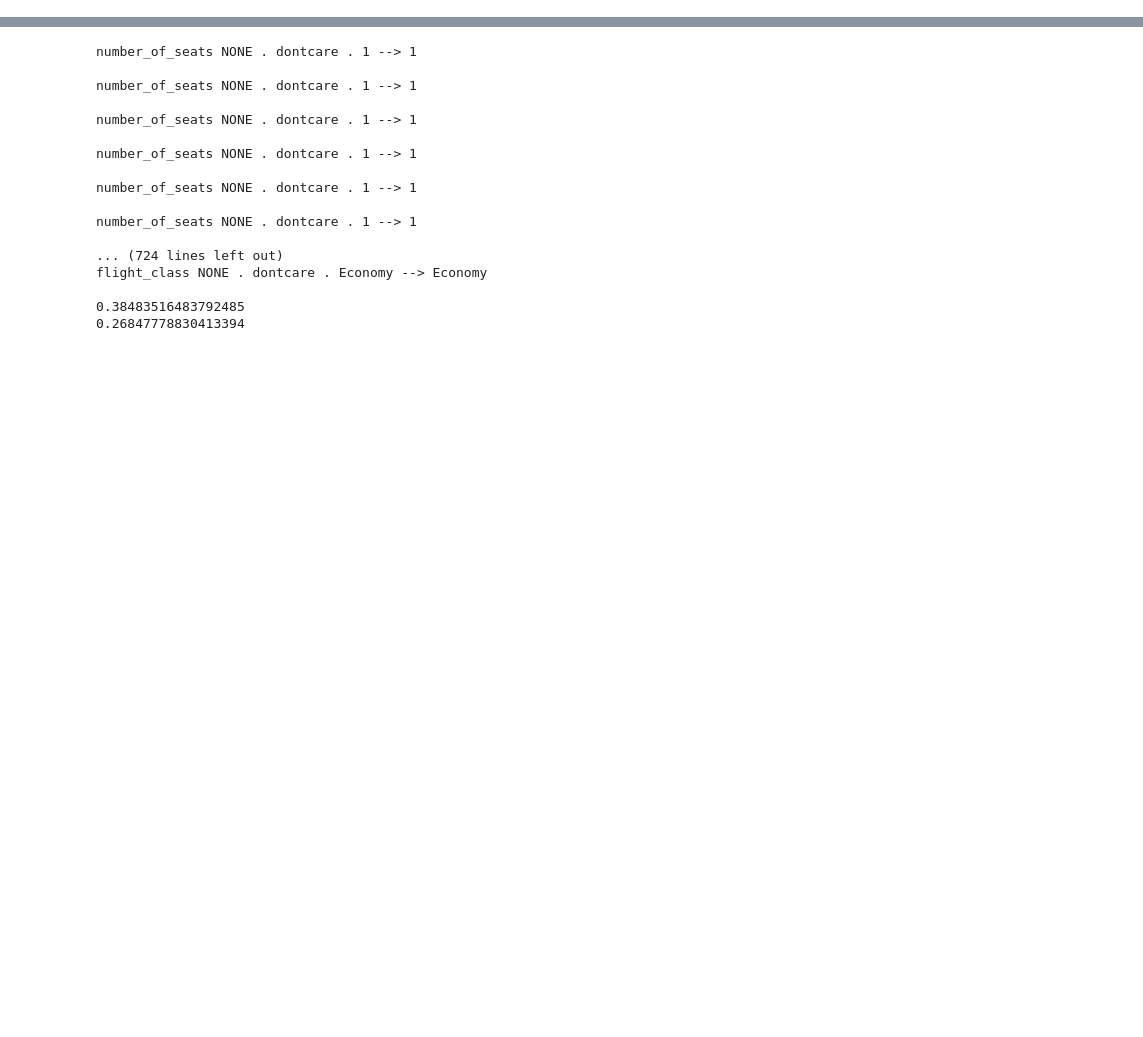
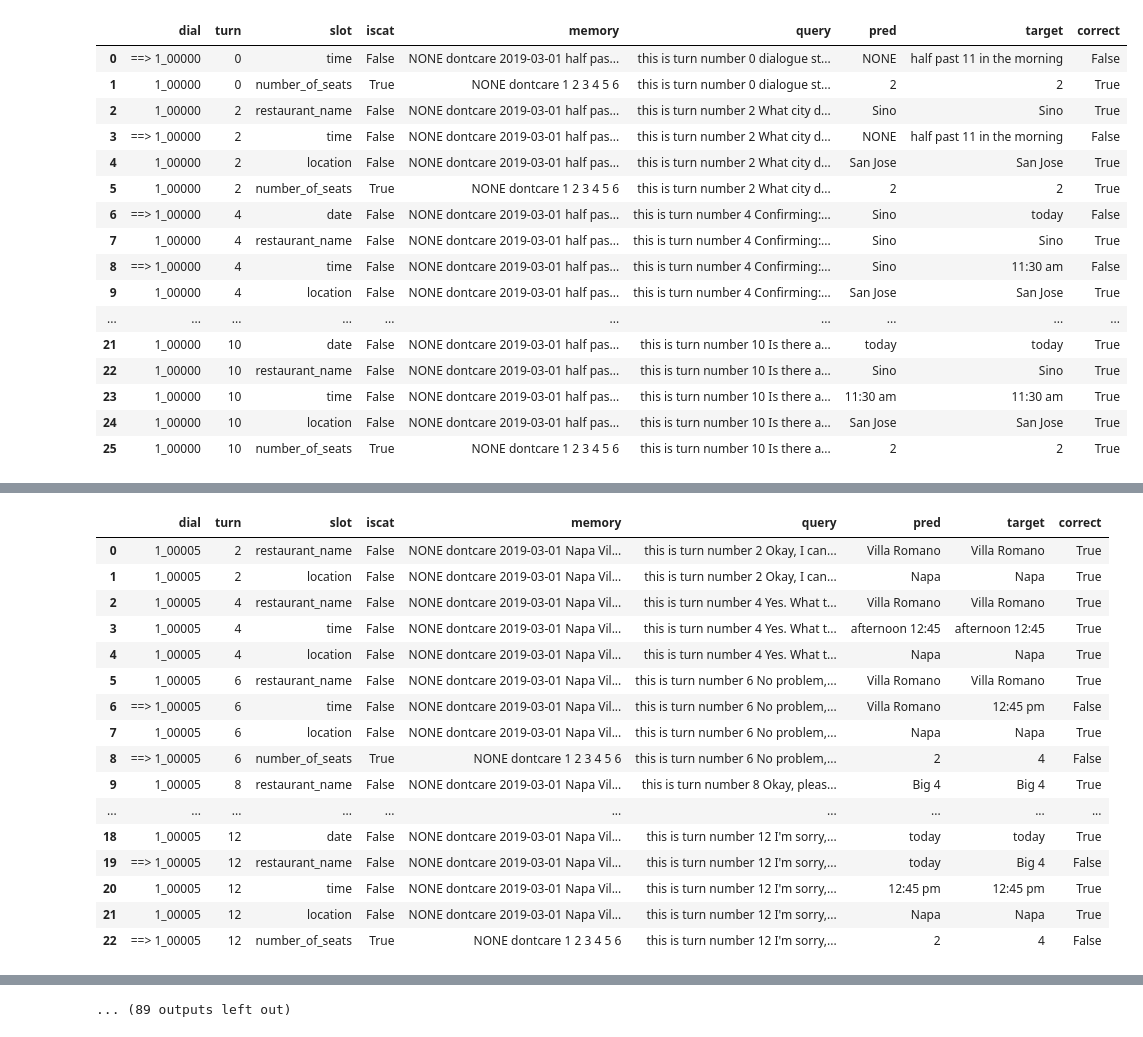
Before and after one commit to ksurya/dstc8, a Jupyter notebook: notebooks/Results from Squad.ipynb, the cells around one changed output, grey strips where cells are left out. Cells and saved outputs as stored; diff of their text form; code cells hidden in the pictures; blank space fills up the shorter version.

```diff
--- a/notebooks/Results from Squad.ipynb
+++ b/notebooks/Results from Squad.ipynb
@@ -5,0 +9,2 @@ from functools import lru_cache
+# %%
+pd.set_option('display.max_colwidth', -1)
@@ -75,35 +83,63 @@ for dial in dev_ds["data"]:
     dial_joint_acc = 0
     num_turns = 1
 
+    results = []
+
     for turn in dial["paragraphs"]:
         goal_acc = 1
         count = 1
 
+        memory = turn["context"].replace(" . ", "\n")
+
         for qas in turn["qas"]:
+            query = qas["question"].replace(" . ", "\n")
             target = qas["answers"][0]["text"]
-            pred = preds[qas["id"]]
+            pred = preds[qas["id"]].split(" . ")[0]
 
             dialid, turnid, serv, slot = qas["id"].split("/")
             slotid = dev_schema.get(serv)["slot_name"].index(slot)
             slot_iscat = dev_schema.get(serv)["slot_iscat"][slotid]
 
             correct = pred.lower().startswith(target.lower())
 
             if target != "NONE":
                 goal_acc += int(correct)
                 count += 1
 
-            if not correct and slot_iscat:
-                print(slot, pred, "-->", target, "\n")
+            if target != "NONE":
+                if not correct:
+                    dialid = "==> " + dialid
+                results.append((dialid, turnid, slot, slot_iscat, memory, query, pred, target, correct))
 
         dial_joint_acc += int((goal_acc / count) == 1)
         dial_goal_acc += goal_acc / count
         num_turns += 1
 
     tot_goal_acc += dial_goal_acc / num_turns
     tot_joint_acc += dial_joint_acc / num_turns
     num_dials += 1
 
+
+    df = pd.DataFrame(results, columns=["dial", "turn", "slot", "iscat", "memory", "query", "pred", "target", "correct"])
+    display(HTML(df.to_html().replace("\\n", "<br>")))
+
 print(tot_goal_acc/num_dials)
 print(tot_joint_acc/num_dials)
 # %% [output]
+|  | dial | turn | slot | iscat | memory | query | pred | target | correct |
+| 0 | ==> 1_00000 | 0 | time | False | NONE dontcare 2019-03-01 half pas... | this is turn number 0 dialogue st... | NONE | half past 11 in the morning | False |
+| 1 | 1_00000 | 0 | number_of_seats | True | NONE dontcare 1 2 3 4 5 6 | this is turn number 0 dialogue st... | 2 | 2 | True |
+| 2 | 1_00000 | 2 | restaurant_name | False | NONE dontcare 2019-03-01 half pas... | this is turn number 2 What city d... | Sino | Sino | True |
+| 3 | ==> 1_00000 | 2 | time | False | NONE dontcare 2019-03-01 half pas... | this is turn number 2 What city d... | NONE | half past 11 in the morning | False |
+| 4 | 1_00000 | 2 | location | False | NONE dontcare 2019-03-01 half pas... | this is turn number 2 What city d... | San Jose | San Jose | True |
+| 5 | 1_00000 | 2 | number_of_seats | True | NONE dontcare 1 2 3 4 5 6 | this is turn number 2 What city d... | 2 | 2 | True |
+| 6 | ==> 1_00000 | 4 | date | False | NONE dontcare 2019-03-01 half pas... | this is turn number 4 Confirming:... | Sino | today | False |
+| 7 | 1_00000 | 4 | restaurant_name | False | NONE dontcare 2019-03-01 half pas... | this is turn number 4 Confirming:... | Sino | Sino | True |
+| 8 | ==> 1_00000 | 4 | time | False | NONE dontcare 2019-03-01 half pas... | this is turn number 4 Confirming:... | Sino | 11:30 am | False |
+| 9 | 1_00000 | 4 | location | False | NONE dontcare 2019-03-01 half pas... | this is turn number 4 Confirming:... | San Jose | San Jose | True |
+| ... | ... | ... | ... | ... | ... | ... | ... | ... | ... |
+| 21 | 1_00000 | 10 | date | False | NONE dontcare 2019-03-01 half pas... | this is turn number 10 Is there a... | today | today | True |
+| 22 | 1_00000 | 10 | restaurant_name | False | NONE dontcare 2019-03-01 half pas... | this is turn number 10 Is there a... | Sino | Sino | True |
+| 23 | 1_00000 | 10 | time | False | NONE dontcare 2019-03-01 half pas... | this is turn number 10 Is there a... | 11:30 am | 11:30 am | True |
+| 24 | 1_00000 | 10 | location | False | NONE dontcare 2019-03-01 half pas... | this is turn number 10 Is there a... | San Jose | San Jose | True |
+| 25 | 1_00000 | 10 | number_of_seats | True | NONE dontcare 1 2 3 4 5 6 | this is turn number 10 Is there a... | 2 | 2 | True |
@@ -109,0 +214,17 @@ print(tot_joint_acc/num_dials)
+|  | dial | turn | slot | iscat | memory | query | pred | target | correct |
+| 0 | 1_00005 | 2 | restaurant_name | False | NONE dontcare 2019-03-01 Napa Vil... | this is turn number 2 Okay, I can... | Villa Romano | Villa Romano | True |
+| 1 | 1_00005 | 2 | location | False | NONE dontcare 2019-03-01 Napa Vil... | this is turn number 2 Okay, I can... | Napa | Napa | True |
+| 2 | 1_00005 | 4 | restaurant_name | False | NONE dontcare 2019-03-01 Napa Vil... | this is turn number 4 Yes. What t... | Villa Romano | Villa Romano | True |
+| 3 | 1_00005 | 4 | time | False | NONE dontcare 2019-03-01 Napa Vil... | this is turn number 4 Yes. What t... | afternoon 12:45 | afternoon 12:45 | True |
+| 4 | 1_00005 | 4 | location | False | NONE dontcare 2019-03-01 Napa Vil... | this is turn number 4 Yes. What t... | Napa | Napa | True |
+| 5 | 1_00005 | 6 | restaurant_name | False | NONE dontcare 2019-03-01 Napa Vil... | this is turn number 6 No problem,... | Villa Romano | Villa Romano | True |
+| 6 | ==> 1_00005 | 6 | time | False | NONE dontcare 2019-03-01 Napa Vil... | this is turn number 6 No problem,... | Villa Romano | 12:45 pm | False |
+| 7 | 1_00005 | 6 | location | False | NONE dontcare 2019-03-01 Napa Vil... | this is turn number 6 No problem,... | Napa | Napa | True |
+| 8 | ==> 1_00005 | 6 | number_of_seats | True | NONE dontcare 1 2 3 4 5 6 | this is turn number 6 No problem,... | 2 | 4 | False |
+| 9 | 1_00005 | 8 | restaurant_name | False | NONE dontcare 2019-03-01 Napa Vil... | this is turn number 8 Okay, pleas... | Big 4 | Big 4 | True |
+| ... | ... | ... | ... | ... | ... | ... | ... | ... | ... |
+| 18 | 1_00005 | 12 | date | False | NONE dontcare 2019-03-01 Napa Vil... | this is turn number 12 I'm sorry,... | today | today | True |
+| 19 | ==> 1_00005 | 12 | restaurant_name | False | NONE dontcare 2019-03-01 Napa Vil... | this is turn number 12 I'm sorry,... | today | Big 4 | False |
+| 20 | 1_00005 | 12 | time | False | NONE dontcare 2019-03-01 Napa Vil... | this is turn number 12 I'm sorry,... | 12:45 pm | 12:45 pm | True |
+| 21 | 1_00005 | 12 | location | False | NONE dontcare 2019-03-01 Napa Vil... | this is turn number 12 I'm sorry,... | Napa | Napa | True |
+| 22 | ==> 1_00005 | 12 | number_of_seats | True | NONE dontcare 1 2 3 4 5 6 | this is turn number 12 I'm sorry,... | 2 | 4 | False |
@@ -110,17 +333 @@ print(tot_joint_acc/num_dials)
-number_of_seats NONE . dontcare . 1 --> 1
-
-number_of_seats NONE . dontcare . 1 --> 1
-
-number_of_seats NONE . dontcare . 1 --> 1
-
-number_of_seats NONE . dontcare . 1 --> 1
-
-number_of_seats NONE . dontcare . 1 --> 1
-
-number_of_seats NONE . dontcare . 1 --> 1
-
-... (724 lines left out)
-flight_class NONE . dontcare . Economy --> Economy
-
-0.38483516483792485
-0.26847778830413394
+... (89 outputs left out)
```
Also changed, not shown: parts of 3 cells of this notebook, 8 other files.
